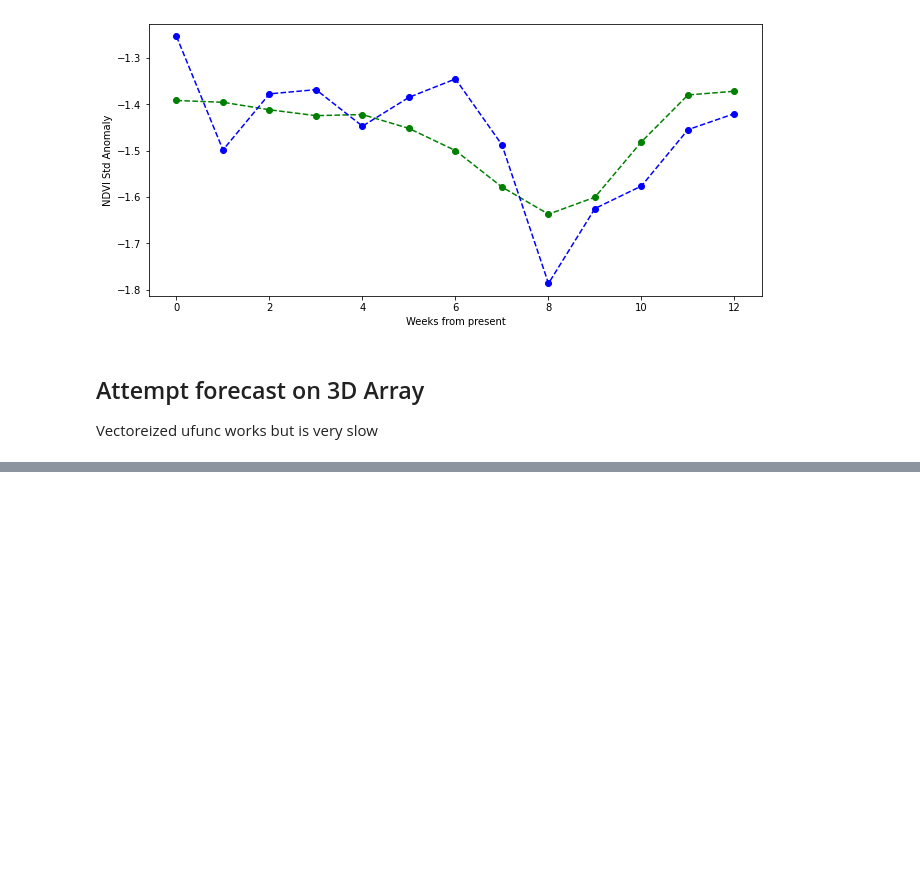
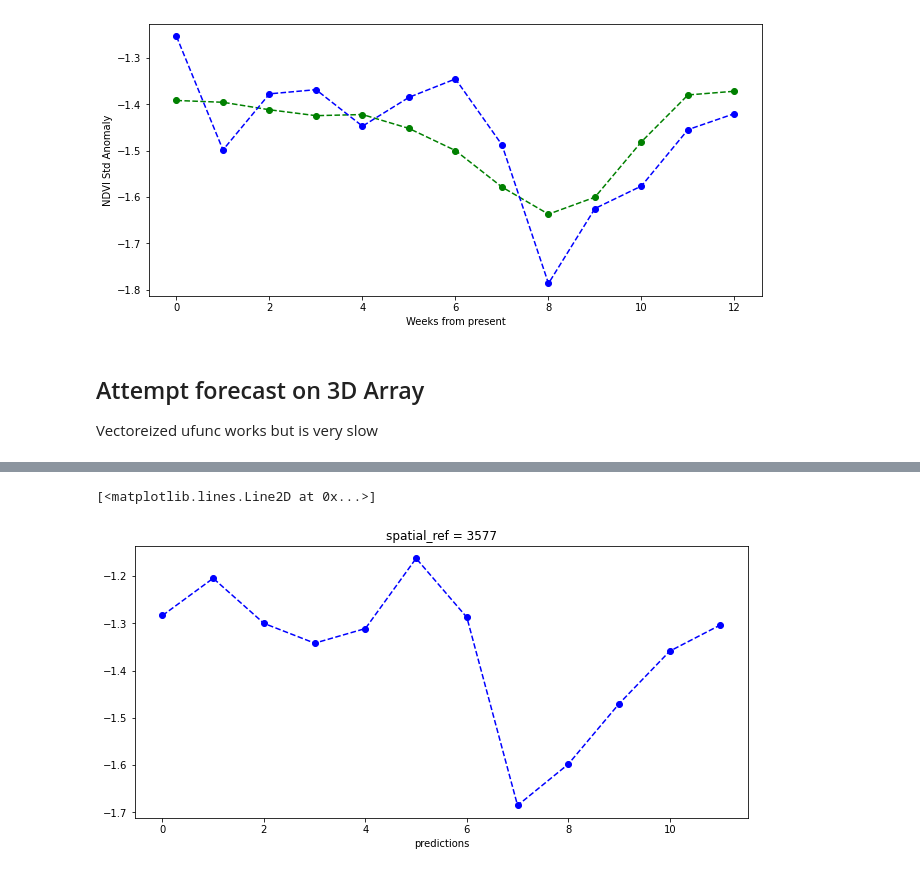
Before and after one commit to cbur24/vegetation_forecasts, a Jupyter notebook: testing.ipynb, the cells around one changed output, grey strips where cells are left out. Drawn from its saved outputs; the diff is of its cells as text; code cells hidden in the pictures; blank space fills up the shorter version.

Commit message:
3d predict

```diff
--- a/testing.ipynb
+++ b/testing.ipynb
@@ -249,7 +249,7 @@ def xr_autoregress(da, test_length, window, lags):
 # %%
 %%time
 predictions = xr.apply_ufunc(xr_autoregress,
-                      stand_anomalies,      #.chunk({'x':100,'y':100, 'time':-1}),
+                      stand_anomalies.isel(x=range(0,100),y=range(0,100)), #.chunk({'x':100,'y':100, 'time':-1}),
                       kwargs={'test_length':12,'window':100,'lags':100},
                       input_core_dims=[['time']],
                       output_core_dims=[['predictions']],
@@ -267,3 +285,18 @@ predictions.mean(['x', 'y']).plot(figsize=(11,5))
+# %%
+fig, ax = plt.subplots(1, 1, figsize=(11, 5))
+predictions.mean(['x', 'y']).plot(color='blue',
+                                  linestyle='dashed',
+                                  marker='o',
+                                  ax=ax)
+
+# stand_anomalies.isel(time=range(-12, -1)).mean(['x',
+#                                                 'y']).plot(color='blue',
+#                                                            linestyle='dashed',
+#                                                            marker='o',
+#                                                            ax=ax);
+# %% [output]
+[<matplotlib.lines.Line2D at 0x...>]
+[figure, added]
 # %%
 # stand_anomalies = stand_anomalies.drop('spatial_ref')
 # template = stand_anomalies.transpose("y", "x", "time").chunk({'time':-1})
```
Also changed, not shown: parts of 3 cells of this notebook.
